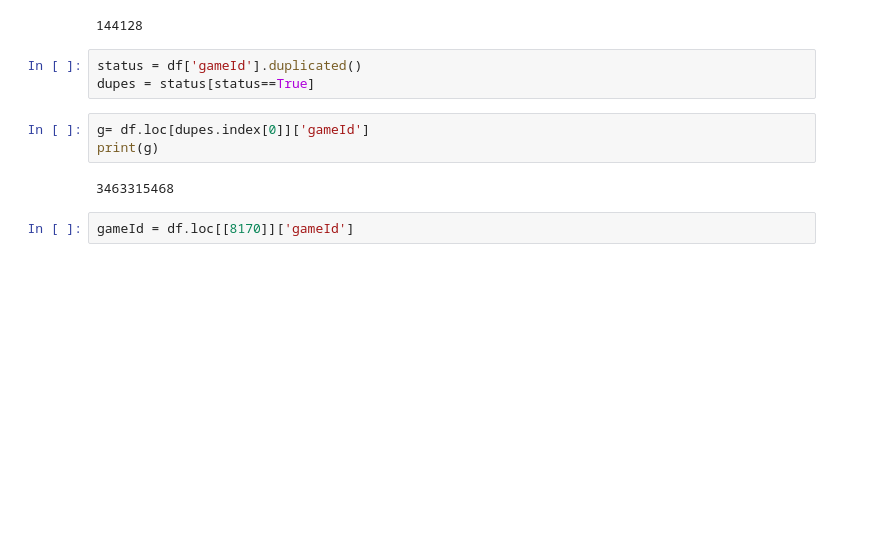
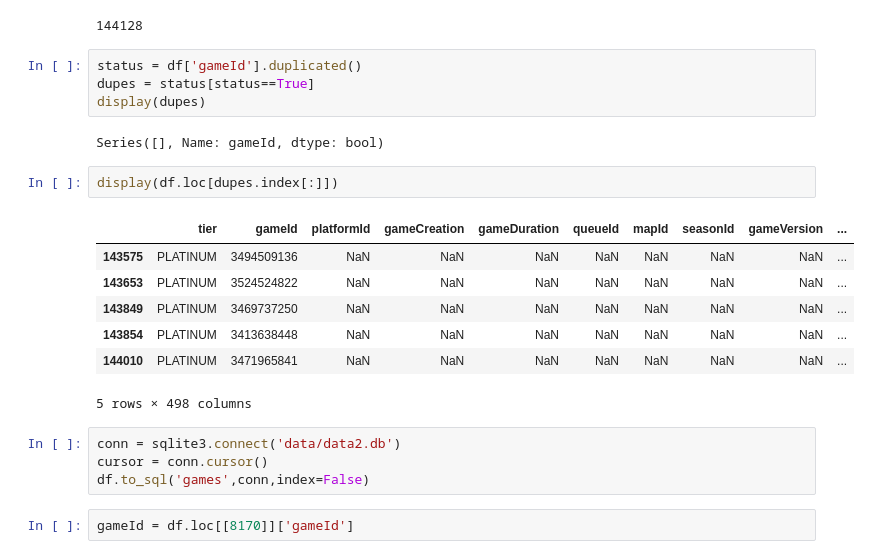
Before and after one commit to kirpi-1/LeagueProjects, a Jupyter notebook: league_data_notebook.ipynb, the cells around one changed output. Cells and saved outputs as stored; diff of their text form; blank space fills up the shorter version.

```diff
--- a/league_data_notebook.ipynb
+++ b/league_data_notebook.ipynb
@@ -528,11 +529,23 @@ len(df)
 # %%
 status = df['gameId'].duplicated()
 dupes = status[status==True]
+display(dupes)
+# %% [output]
+Series([], Name: gameId, dtype: bool)
 # %%
-g= df.loc[dupes.index[0]]['gameId']
-print(g)
+display(df.loc[dupes.index[:]])
 # %% [output]
+|  | tier | gameId | platformId | gameCreation | gameDuration | queueId | mapId | seasonId | gameVersion | ... |
+| 143575 | PLATINUM | 3494509136 | NaN | NaN | NaN | NaN | NaN | NaN | NaN | ... |
+| 143653 | PLATINUM | 3524524822 | NaN | NaN | NaN | NaN | NaN | NaN | NaN | ... |
+| 143849 | PLATINUM | 3469737250 | NaN | NaN | NaN | NaN | NaN | NaN | NaN | ... |
+| 143854 | PLATINUM | 3413638448 | NaN | NaN | NaN | NaN | NaN | NaN | NaN | ... |
+| 144010 | PLATINUM | 3471965841 | NaN | NaN | NaN | NaN | NaN | NaN | NaN | ... |
-3463315468
+5 rows × 498 columns
+# %%
+conn = sqlite3.connect('data/data2.db')
+cursor = conn.cursor()
+df.to_sql('games',conn,index=False)
 # %%
 gameId = df.loc[[8170]]['gameId']
 # %% [output]
```
Also changed, not shown: parts of 4 cells of this notebook, 4 other files.
